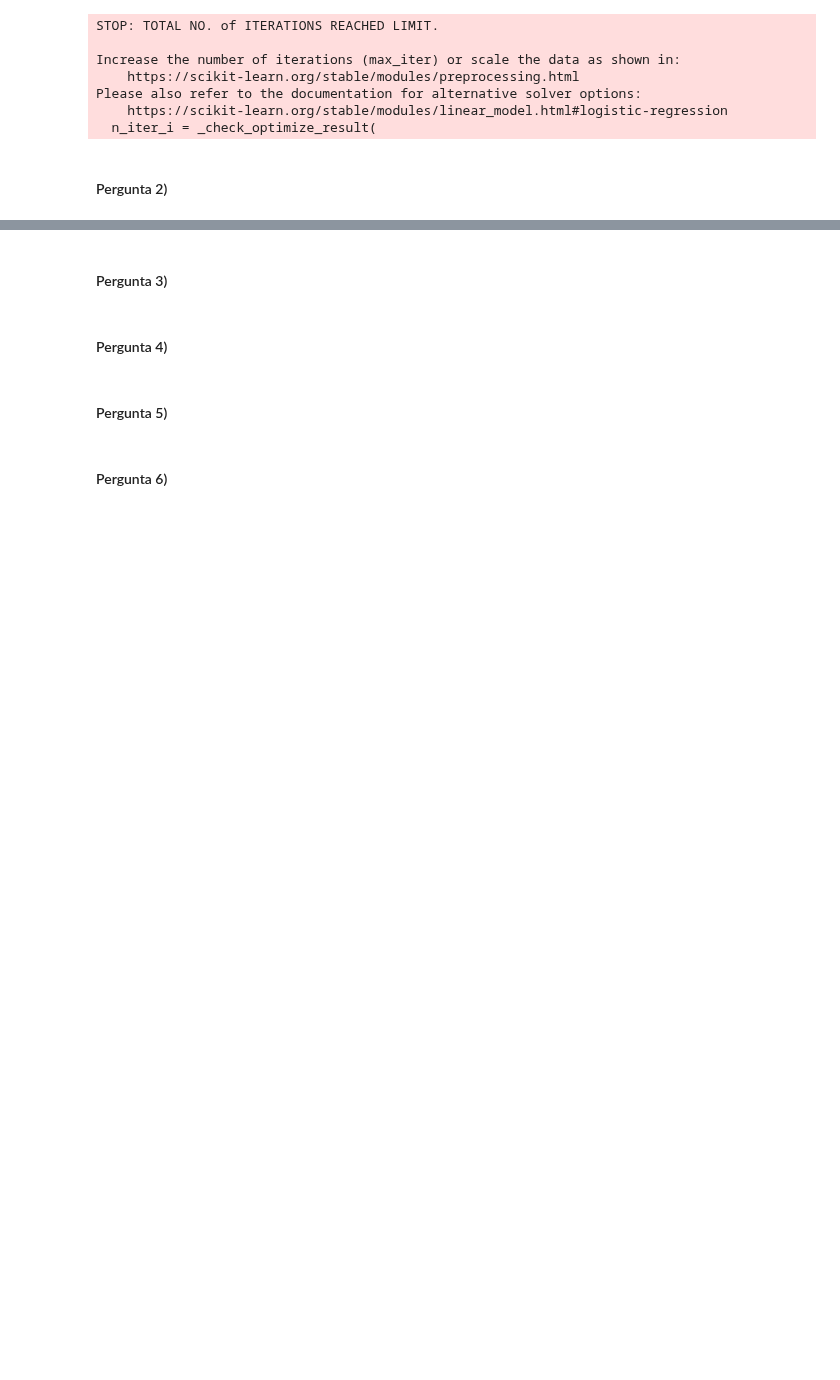
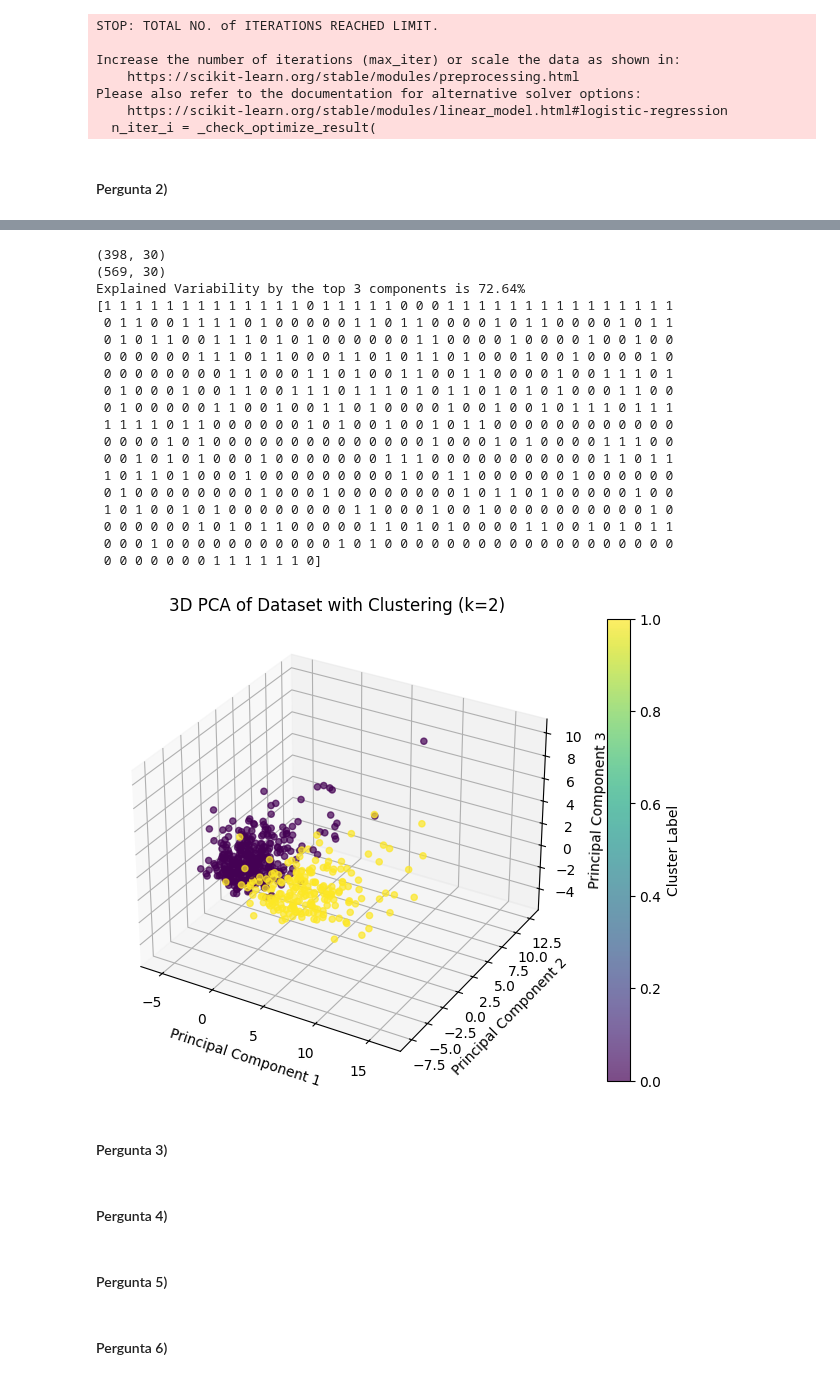
Before and after one commit to leocfig/Apren-24-25, a Jupyter notebook: Award/G041_notebook.ipynb, the cells around one changed output, grey strips where cells are left out. Drawn from its saved outputs; the diff is of its cells as text; code cells hidden in the pictures; blank space fills up the shorter version.

```diff
--- a/Award/G041_notebook.ipynb
+++ b/Award/G041_notebook.ipynb
@@ -52,3 +103,72 @@ Please also refer to the documentation for alternative solver options:
+# %%
+from sklearn.preprocessing import StandardScaler
+from sklearn.decomposition import PCA
+
+# Normalize the data using StandardScaler
+scaler = StandardScaler()
+scaled_data = scaler.fit_transform(X)
+
+# Nisto não se faz divisão entre treino e teste?
+
+print(X_train.shape)  # (398, n_features)
+print(scaled_data.shape)  # (569, n_features)
+
+# Initialize PCA
+pca = PCA(n_components=3)
+
+# Fit PCA to scaled data
+pca_result = pca.fit_transform(scaled_data)
+
+explained_variance = pca.explained_variance_ratio_
+total_variability = (explained_variance[0] + explained_variance[1] + explained_variance[2])*100     # Percentage
+
+print(f"Explained Variability by the top 3 components is {total_variability:.2f}%")
+
+gmm = GaussianMixture(n_components=2, init_params='random_from_data', n_init=1, random_state=42)
+gmm.fit(scaled_data)
+
+# Predict cluster labels
+clusters = gmm.predict(scaled_data)
+
+# Output the cluster labels
+print(clusters)
+
+from mpl_toolkits.mplot3d import Axes3D  # Import 3D plotting toolkit
+
+# Create a 3D scatter plot\n««",
+fig = plt.figure(figsize=(10, 6))
+ax = fig.add_subplot(111, projection='3d')  # Define 3D axis",
+# Plot the 3D scatter plot using the first three principal components",
+sc = ax.scatter(pca_result[:, 0], pca_result[:, 1], pca_result[:, 2], c=clusters, cmap='viridis', alpha=0.7)
+# Add title and labels for the axes\n",
+ax.set_title('3D PCA of Dataset with Clustering (k=2)')
+ax.set_xlabel('Principal Component 1')
+ax.set_ylabel('Principal Component 2')
+ax.set_zlabel('Principal Component 3')
+# Add a color bar to indicate cluster labels",
+plt.colorbar(sc, label='Cluster Label')
+plt.show()
+# %% [output]
+(398, 30)
+(569, 30)
+Explained Variability by the top 3 components is 72.64%
+[1 1 1 1 1 1 1 1 1 1 1 1 1 0 1 1 1 1 1 0 0 0 1 1 1 1 1 1 1 1 1 1 1 1 1 1 1
+ 0 1 1 0 0 1 1 1 1 0 1 0 0 0 0 0 1 1 0 1 1 0 0 0 0 1 0 1 1 0 0 0 0 1 0 1 1
+ 0 1 0 1 1 0 0 1 1 1 0 1 0 1 0 0 0 0 0 0 1 1 0 0 0 0 1 0 0 0 0 1 0 0 1 0 0
+ 0 0 0 0 0 0 1 1 1 0 1 1 0 0 0 1 1 0 1 0 1 1 0 1 0 0 0 1 0 0 1 0 0 0 0 1 0
+ 0 0 0 0 0 0 0 0 1 1 0 0 0 1 1 0 1 0 0 1 1 0 0 1 1 0 0 0 0 1 0 0 1 1 1 0 1
+ 0 1 0 0 0 1 0 0 1 1 0 0 1 1 1 0 1 1 1 0 1 0 1 1 0 1 0 1 0 1 0 0 0 1 1 0 0
+ 0 1 0 0 0 0 0 1 1 0 0 1 0 0 1 1 0 1 0 0 0 0 1 0 0 1 0 0 1 0 1 1 1 0 1 1 1
+ 1 1 1 1 0 1 1 0 0 0 0 0 0 1 0 1 0 0 1 0 0 1 0 1 1 0 0 0 0 0 0 0 0 0 0 0 0
+ 0 0 0 0 1 0 1 0 0 0 0 0 0 0 0 0 0 0 0 0 0 1 0 0 0 1 0 1 0 0 0 0 1 1 1 0 0
+ 0 0 1 0 1 0 1 0 0 0 1 0 0 0 0 0 0 0 1 1 1 0 0 0 0 0 0 0 0 0 0 0 1 1 0 1 1
+ 1 0 1 1 0 1 0 0 0 1 0 0 0 0 0 0 0 0 0 1 0 0 1 1 0 0 0 0 0 0 1 0 0 0 0 0 0
+ 0 1 0 0 0 0 0 0 0 0 1 0 0 0 1 0 0 0 0 0 0 0 0 1 0 1 1 0 1 0 0 0 0 0 1 0 0
+ 1 0 1 0 0 1 0 1 0 0 0 0 0 0 0 0 1 1 0 0 0 1 0 0 1 0 0 0 0 0 0 0 0 0 0 1 0
+ 0 0 0 0 0 0 1 0 1 0 1 1 0 0 0 0 0 1 1 0 1 0 1 0 0 0 0 1 1 0 0 1 0 1 0 1 1
+ 0 0 0 1 0 0 0 0 0 0 0 0 0 0 0 1 0 1 0 0 0 0 0 0 0 0 0 0 0 0 0 0 0 0 0 0 0
+ 0 0 0 0 0 0 0 1 1 1 1 1 1 0]
+[figure, added]
 # %% [markdown]
 #### Pergunta 3)
 # %% [markdown]
```
Also changed, not shown: parts of 2 cells of this notebook.
